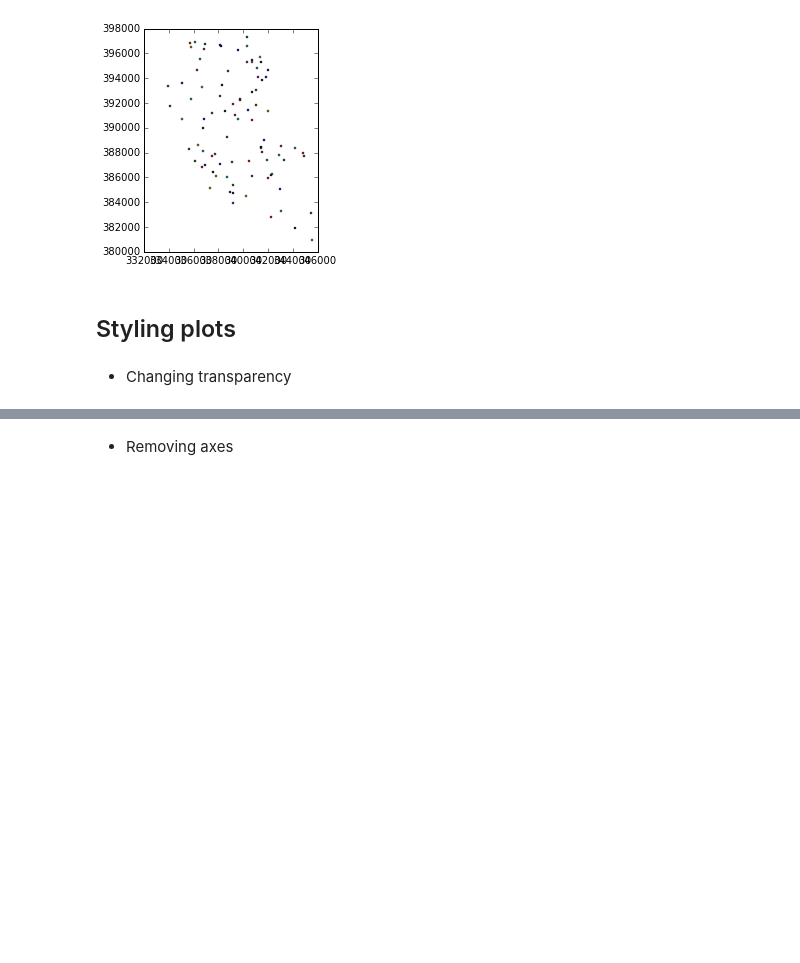
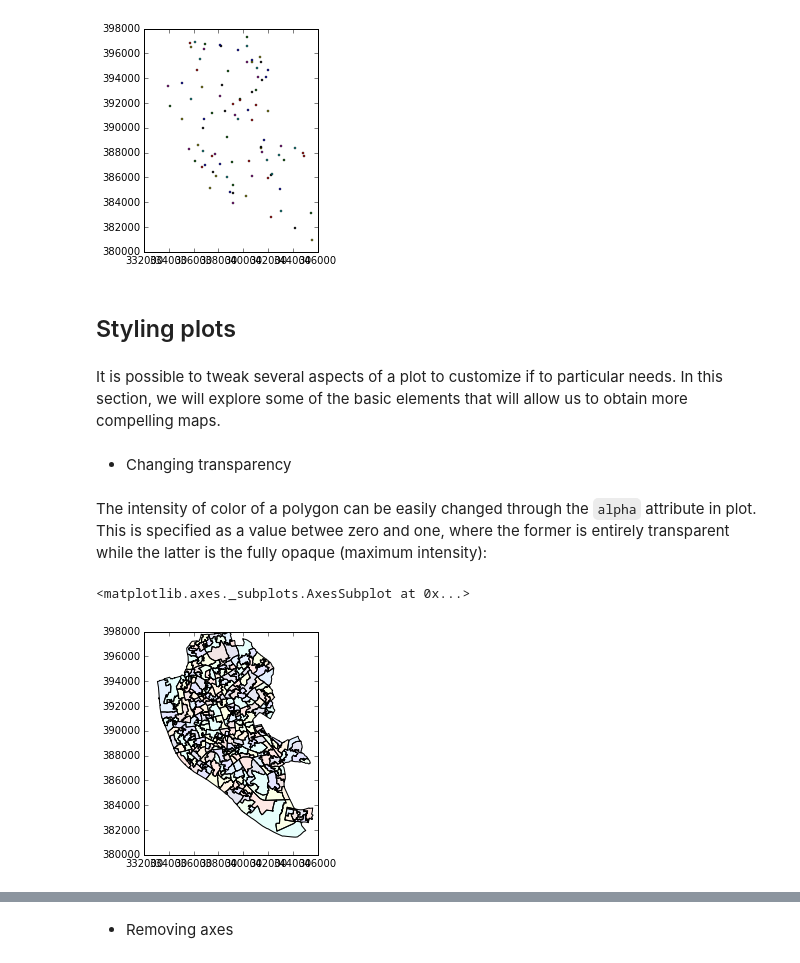
Before and after one commit to darribas/gds15, a Jupyter notebook: content/labs/lab_03.ipynb, the cells around one changed output, grey strips where cells are left out. Drawn from its saved outputs; the diff is of its cells as text; code cells hidden in the pictures; blank space fills up the shorter version.

```diff
--- a/content/labs/lab_03.ipynb
+++ b/content/labs/lab_03.ipynb
@@ -12,6 +14,6 @@ To learn these concepts, we will be playing again with the geography of Liverpoo
 # %%
-lcp_dir = '/media/dani/baul/AAA/Documents/teaching/u-lvl/2015/geocomp/data/Liverpool/'
-los_dir = '../E08000012/'
+lcp_dir = '../../../../data/Liverpool/'
+los_dir = '../../../../data/E08000012/'
 # %% [markdown]
 ## Loading up spatial data
 # %% [markdown]
@@ -109,5 +111,14 @@ namp.plot()
 [figure]
 # %% [markdown]
 ## Styling plots
+# %% [markdown]
+It is possible to tweak several aspects of a plot to customize if to particular needs. In this section, we will explore some of the basic elements that will allow us to obtain more compelling maps.
 # %% [markdown]
 * Changing transparency
+# %% [markdown]
+The intensity of color of a polygon can be easily changed through the `alpha` attribute in plot. This is specified as a value betwee zero and one, where the former is entirely transparent while the latter is the fully opaque (maximum intensity):
+# %%
+lsoas.plot(alpha=0.1)
+# %% [output]
+<matplotlib.axes._subplots.AxesSubplot at 0x...>
+[figure, added]
```
Also changed, not shown: parts of 22 cells of this notebook, 38 other files.
